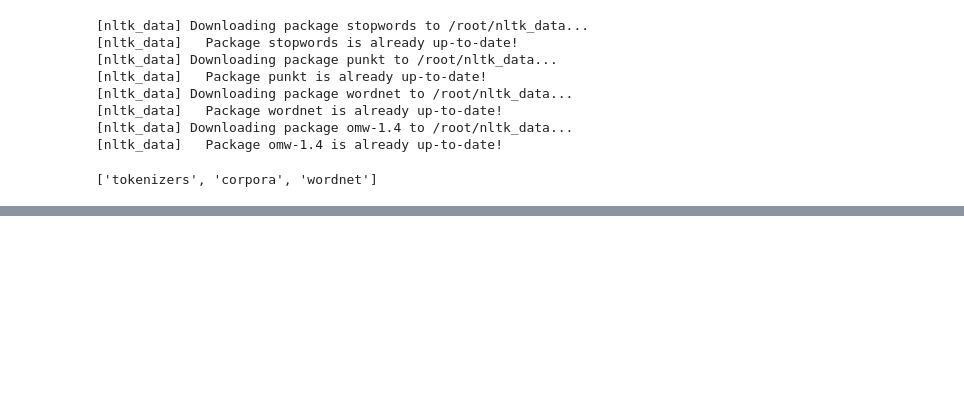
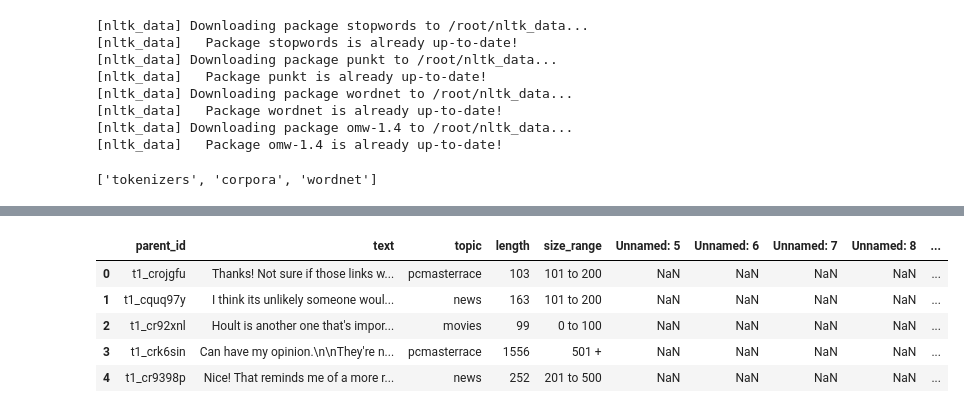
Before and after one commit to Sthesha/Comp702-Project.-, a Jupyter notebook: Project.ipynb, the cells around one changed output, grey strips where cells are left out. Saved outputs shown, nothing was run; the diff lists cells and outputs as text; code cells hidden in the pictures; blank space fills up the shorter version.

```diff
--- a/Project.ipynb
+++ b/Project.ipynb
@@ -347,0 +123,11 @@ print(corpus[0])
+# %%
+#upload the reddit comments dataset
+userComments = pd.read_csv('/content/reddit_data.csv', sep=",")
+userComments.head()
+# %% [output]
+|  | parent_id | text | topic | length | size_range | Unnamed: 5 | Unnamed: 6 | Unnamed: 7 | Unnamed: 8 | ... |
+| 0 | t1_crojgfu | Thanks! Not sure if those links w... | pcmasterrace | 103 | 101 to 200 | NaN | NaN | NaN | NaN | ... |
+| 1 | t1_cquq97y | I think its unlikely someone woul... | news | 163 | 101 to 200 | NaN | NaN | NaN | NaN | ... |
+| 2 | t1_cr92xnl | Hoult is another one that's impor... | movies | 99 | 0 to 100 | NaN | NaN | NaN | NaN | ... |
+| 3 | t1_crk6sin | Can have my opinion.\n\nThey're n... | pcmasterrace | 1556 | 501 + | NaN | NaN | NaN | NaN | ... |
+| 4 | t1_cr9398p | Nice! That reminds me of a more r... | news | 252 | 201 to 500 | NaN | NaN | NaN | NaN | ... |
```
Also changed, not shown: parts of 115 cells of this notebook.
